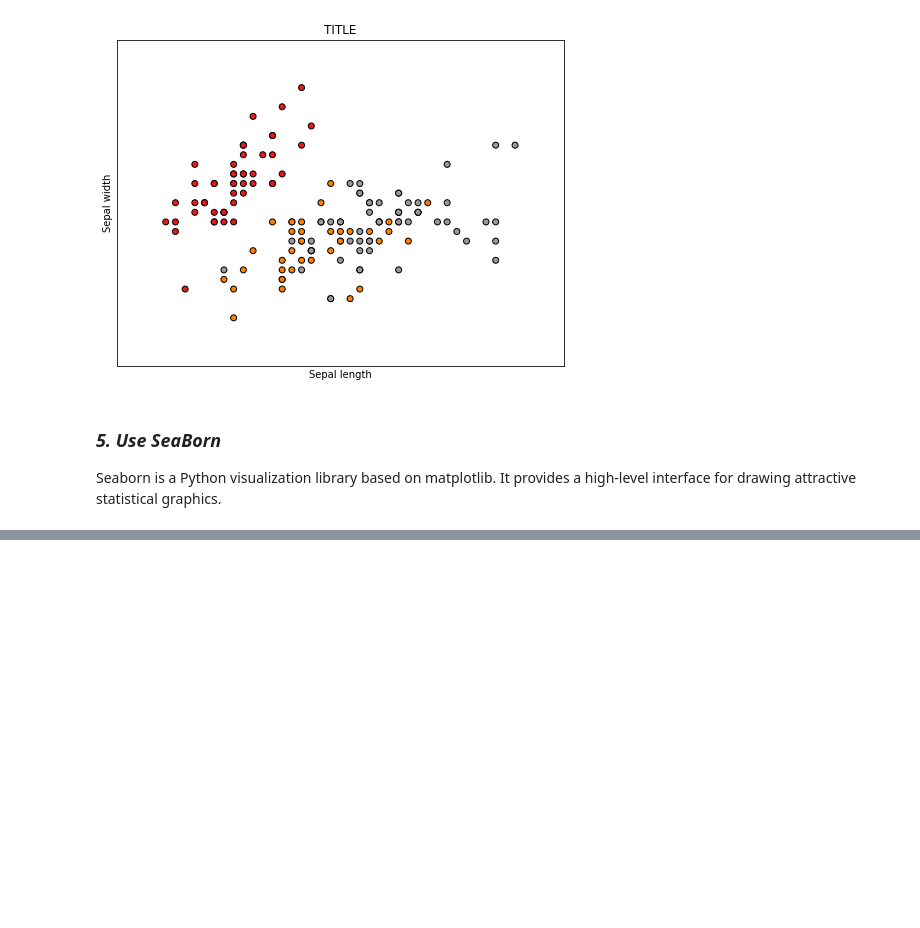
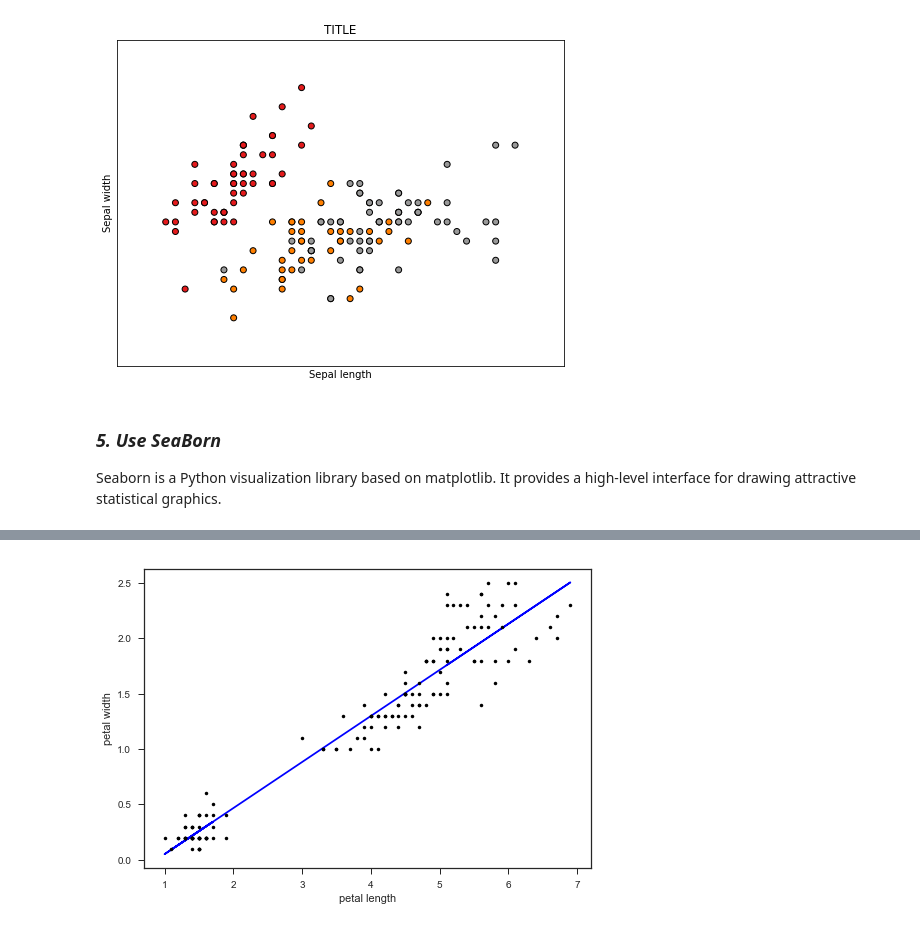
Before and after one commit to heanuea/Problem-set-Jupyter-pyplot-and-numpy, a Jupyter notebook: IrisData.ipynb, the cells around one changed output, grey strips where cells are left out. Cells and saved outputs as stored; diff of their text form; code cells hidden in the pictures; blank space fills up the shorter version.

```diff
--- a/IrisData.ipynb
+++ b/IrisData.ipynb
@@ -108,0 +124,15 @@ plt.show()
+# %%
+# Create the plot.
+pl.plot(petal_length, m * petal_length + c, 'b-')
+pl.plot(petal_length, petal_width, 'k.')
+
+plt.xlabel('Sepal length')
+plt.ylabel('Sepal width')
+
+pl.xlabel('petal length')
+pl.ylabel('petal width')
+
+# Show the plot.
+pl.show()
+# %% [output]
+[figure, added]
```
Also changed, not shown: parts of 5 cells of this notebook.
